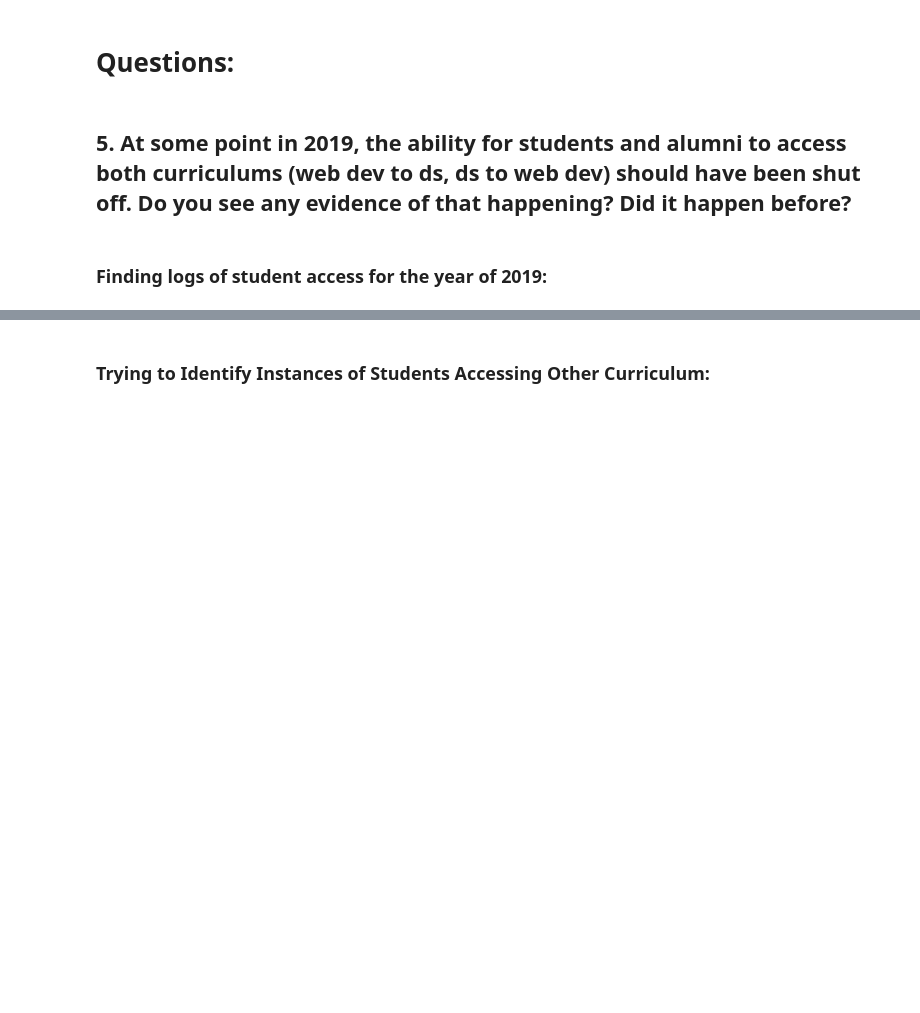
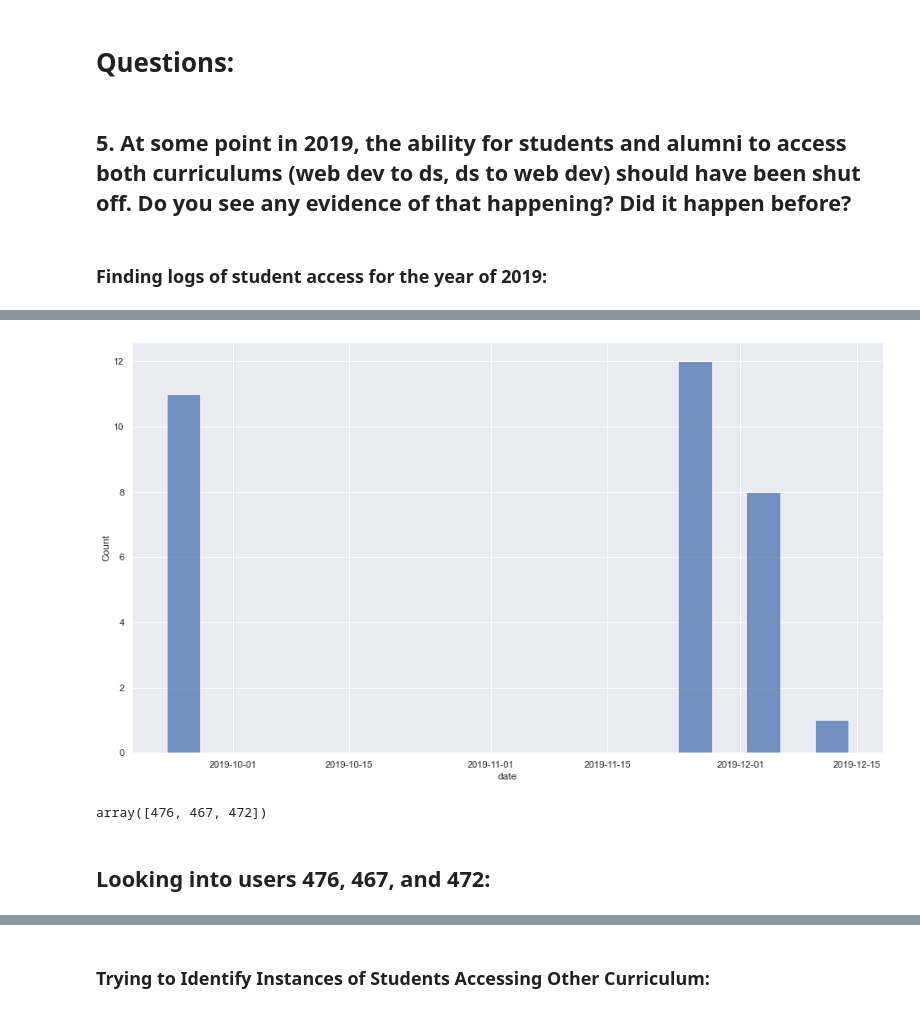
Before and after one commit to greg-paige-kayla-lincoln/anomaly_detection_project, a Jupyter notebook: greg_scratchpad.ipynb, the cells around one changed output, grey strips where cells are left out. Drawn from its saved outputs; the diff is of its cells as text; code cells hidden in the pictures; blank space fills up the shorter version.

```diff
--- a/greg_scratchpad.ipynb
+++ b/greg_scratchpad.ipynb
@@ -91,0 +135,15 @@ sns.displot(data = log_2019, x = log_2019.date).set(title = "Total Curriculum Ac
+# %%
+#This plot shows the data student access to web dev courses:
+sns.histplot(data = ds_in_wd, x = 'date', bins = 20)
+sns.set(rc = {'figure.figsize':(16,9)});
+# %% [output]
+[figure, added]
+# %%
+#Identifying which data students accessed the web dev content:
+ds_in_wd.user_id.unique()
+
+#It looks like users 476, 467, and 472 accessed java content.
+# %% [output]
+array([476, 467, 472])
+# %% [markdown]
+## Looking into users 476, 467, and 472:
```
Also changed, not shown: parts of 75 cells of this notebook.
